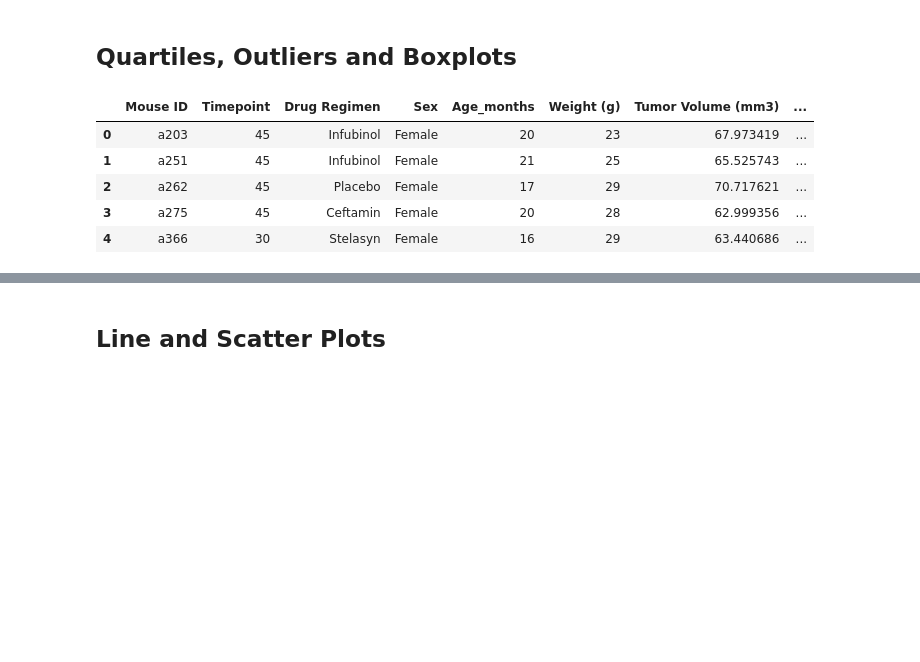
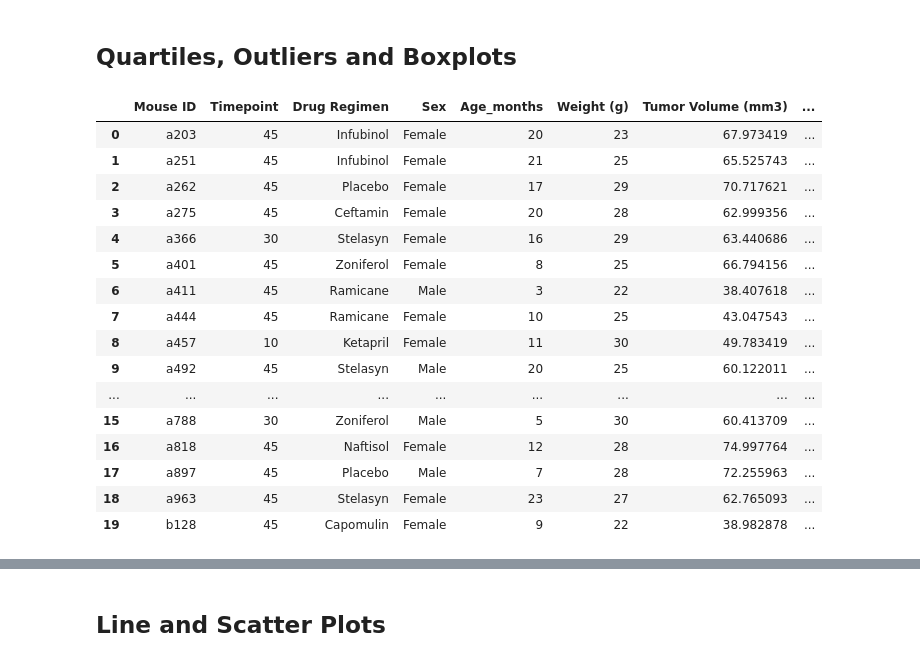
Before and after one commit to athiaq/Matplotlib-Challenge, a Jupyter notebook: module_5_starter_code/Pymaceuticals/pymaceuticals_starter.ipynb, the cells around one changed output, grey strips where cells are left out. Cells and saved outputs as stored; diff of their text form; code cells hidden in the pictures; blank space fills up the shorter version.

```diff
--- a/module_5_starter_code/Pymaceuticals/pymaceuticals_starter.ipynb
+++ b/module_5_starter_code/Pymaceuticals/pymaceuticals_starter.ipynb
@@ -191,20 +189,31 @@ plt.pie(sizes, labels= labels, colors= colors, autopct= "%1.1f%%", shadow=True,
 # %%
 # Calculate the final tumor volume of each mouse across four of the treatment regimens:
 # Capomulin, Ramicane, Infubinol, and Ceftamin
 # Start by getting the last (greatest) timepoint for each mouse
 max_tumor = clean_df.groupby(['Mouse ID'])['Timepoint'].max()
 max_tumor = max_tumor.reset_index()
 
 # Merge this group df with the original DataFrame to get the tumor volume at the last timepoint
 merged_data = max_tumor.merge(clean_df,on=['Mouse ID','Timepoint'],how="left")
-merged_data.head()
+merged_data.head(20)
 # %% [output]
 |  | Mouse ID | Timepoint | Drug Regimen | Sex | Age_months | Weight (g) | Tumor Volume (mm3) | ... |
 | 0 | a203 | 45 | Infubinol | Female | 20 | 23 | 67.973419 | ... |
 | 1 | a251 | 45 | Infubinol | Female | 21 | 25 | 65.525743 | ... |
 | 2 | a262 | 45 | Placebo | Female | 17 | 29 | 70.717621 | ... |
 | 3 | a275 | 45 | Ceftamin | Female | 20 | 28 | 62.999356 | ... |
 | 4 | a366 | 30 | Stelasyn | Female | 16 | 29 | 63.440686 | ... |
+| 5 | a401 | 45 | Zoniferol | Female | 8 | 25 | 66.794156 | ... |
+| 6 | a411 | 45 | Ramicane | Male | 3 | 22 | 38.407618 | ... |
+| 7 | a444 | 45 | Ramicane | Female | 10 | 25 | 43.047543 | ... |
+| 8 | a457 | 10 | Ketapril | Female | 11 | 30 | 49.783419 | ... |
+| 9 | a492 | 45 | Stelasyn | Male | 20 | 25 | 60.122011 | ... |
+| ... | ... | ... | ... | ... | ... | ... | ... | ... |
+| 15 | a788 | 30 | Zoniferol | Male | 5 | 30 | 60.413709 | ... |
+| 16 | a818 | 45 | Naftisol | Female | 12 | 28 | 74.997764 | ... |
+| 17 | a897 | 45 | Placebo | Male | 7 | 28 | 72.255963 | ... |
+| 18 | a963 | 45 | Stelasyn | Female | 23 | 27 | 62.765093 | ... |
+| 19 | b128 | 45 | Capomulin | Female | 9 | 22 | 38.982878 | ... |
 # %%
 # Put treatments into a list for for loop (and later for plot labels)
 treatments =['Capomulin', 'Ramicane', 'Infubinol', 'Ceftamin']
```
Also changed, not shown: parts of 7 cells of this notebook.
